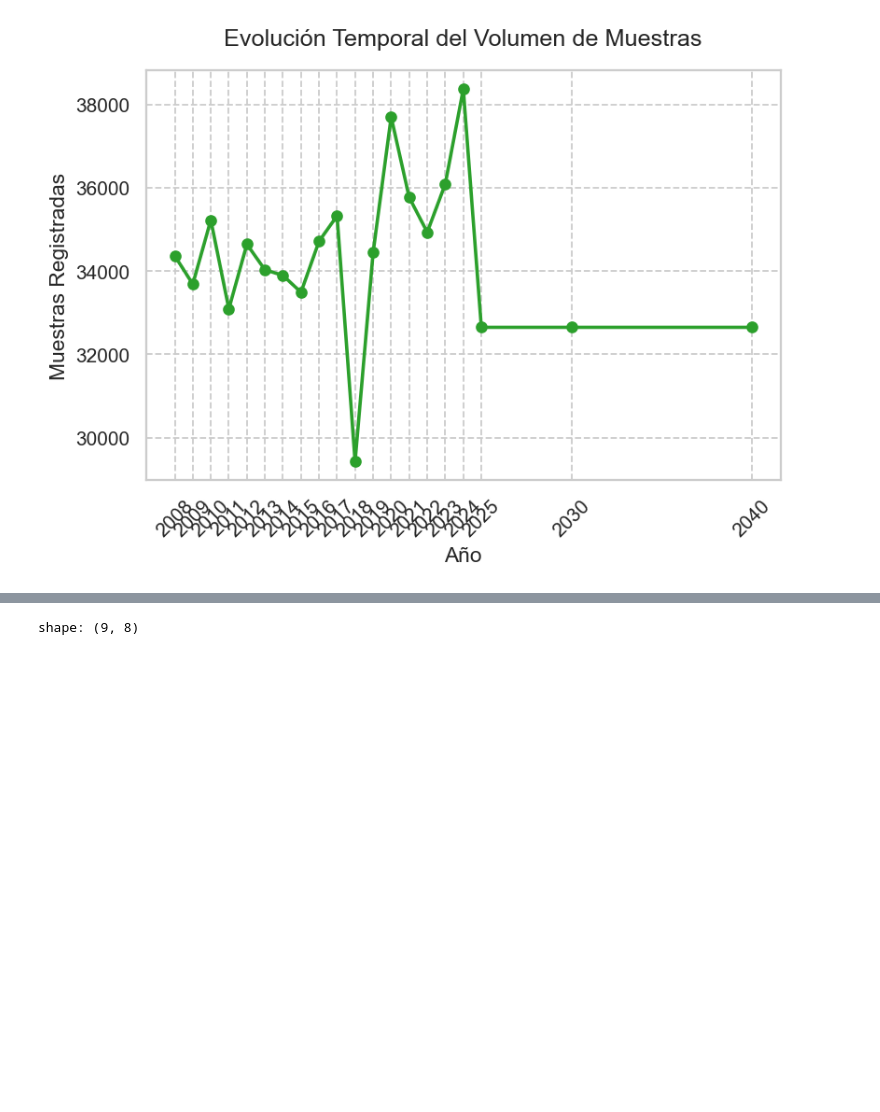
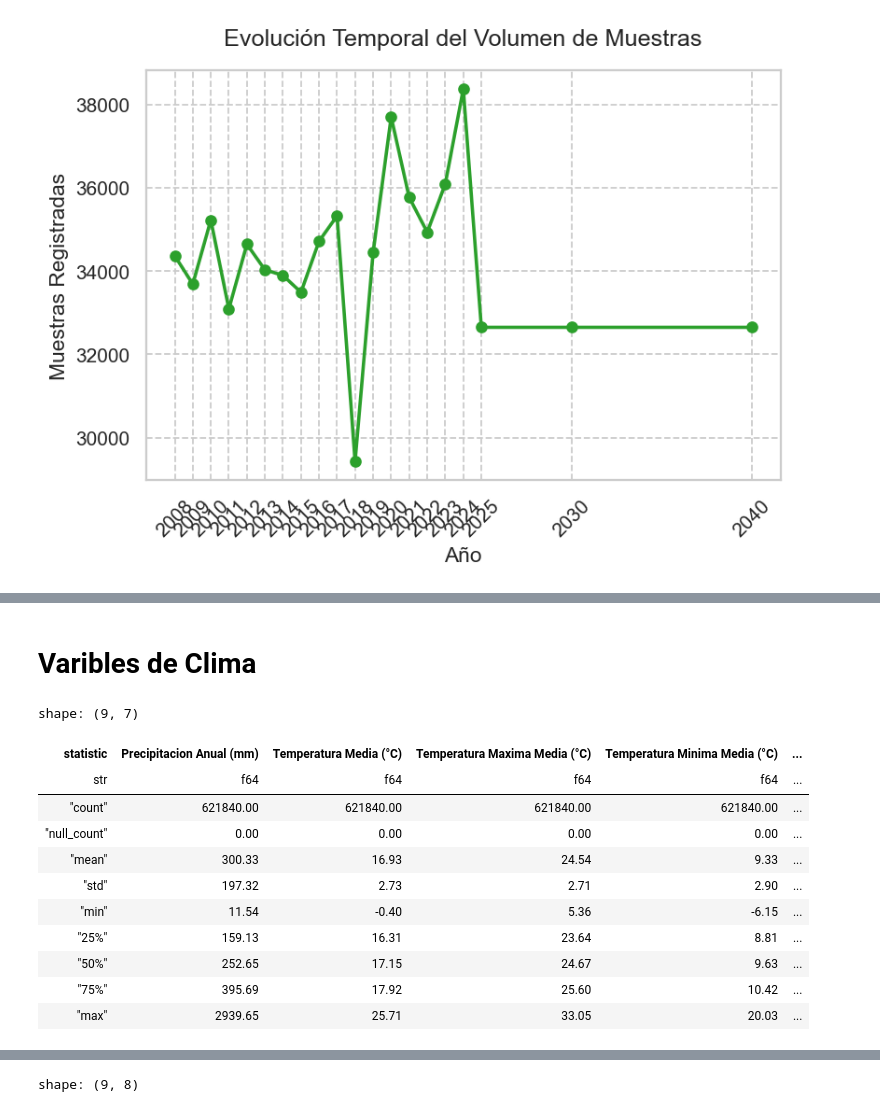
Before and after one commit to lesliemosquera96-netizen/TFM_Recomendador_cultivos, a Jupyter notebook: src/EDA/EDA.ipynb, the cells around one changed output, grey strips where cells are left out. Saved outputs shown, nothing was run; the diff lists cells and outputs as text; code cells hidden in the pictures; blank space fills up the shorter version.

```diff
--- a/src/EDA/EDA.ipynb
+++ b/src/EDA/EDA.ipynb
@@ -422,0 +477,14 @@ shape: (20, 2)
+# %%
+# Separar historico y futuro
+HIST_YEARS = list(range(2008, 2026))
+FUT_YEARS  = [2030, 2040]
+TARGET_CROP_NAMES = ['Almonds','Grapes','Tomatoes','Cotton','Rice','Walnuts','Pistachios','Strawberries']
+
+df_hist = df2.filter(pl.col('year').is_in(HIST_YEARS))
+df_fut  = df2.filter(pl.col('year').is_in(FUT_YEARS))
+
+print(f'Dataset limpio : {df2.shape[0]:>10,} filas x {df2.shape[1]} columnas')
+print(f'Historico 2008-25: {df_hist.shape[0]:>10,} filas')
+print(f'Futuro 2030/2040 : {df_fut.shape[0]:>10,} filas')
+print(f'Cultivos unicos  : {df_hist["crop_name"].n_unique()}')
+print(f'Anos historicos  : {sorted(df_hist["year"].unique().to_list())}')
@@ -422,0 +570,33 @@ shape: (20, 2)
+# %% [markdown]
+# Varibles de Clima
+# %%
+# Filtramos cuáles variables del diccionario de utils existen en las columnas reales
+clima = [c for c in HIST_CLIM_VARS if c in df_hist.columns]
+
+# Calculamos las estadísticas descriptivas vectorizadas en Polars
+stats = df_hist.select(clima).describe()
+
+# Creación de un diccionario de renombre dinámico
+mapa_nombres = {
+    col: f"{meta['name']} ({meta['unit']})"
+    for col, meta in HIST_CLIM_VARS.items() if col in stats.columns
+}
+
+# Renombramos las columnas de la tabla de estadísticas de golpe
+stats = stats.rename(mapa_nombres)
+
+with pl.Config(tbl_cols=-1, float_precision=2):
+    display(stats)
+# %% [output]
+shape: (9, 7)
+| statistic | Precipitacion Anual (mm) | Temperatura Media (°C) | Temperatura Maxima Media (°C) | Temperatura Minima Media (°C) | ... |
+| str | f64 | f64 | f64 | f64 | ... |
+| "count" | 621840.00 | 621840.00 | 621840.00 | 621840.00 | ... |
+| "null_count" | 0.00 | 0.00 | 0.00 | 0.00 | ... |
+| "mean" | 300.33 | 16.93 | 24.54 | 9.33 | ... |
+| "std" | 197.32 | 2.73 | 2.71 | 2.90 | ... |
+| "min" | 11.54 | -0.40 | 5.36 | -6.15 | ... |
+| "25%" | 159.13 | 16.31 | 23.64 | 8.81 | ... |
+| "50%" | 252.65 | 17.15 | 24.67 | 9.63 | ... |
+| "75%" | 395.69 | 17.92 | 25.60 | 10.42 | ... |
+| "max" | 2939.65 | 25.71 | 33.05 | 20.03 | ... |
```
Also changed, not shown: parts of 21 cells of this notebook.
